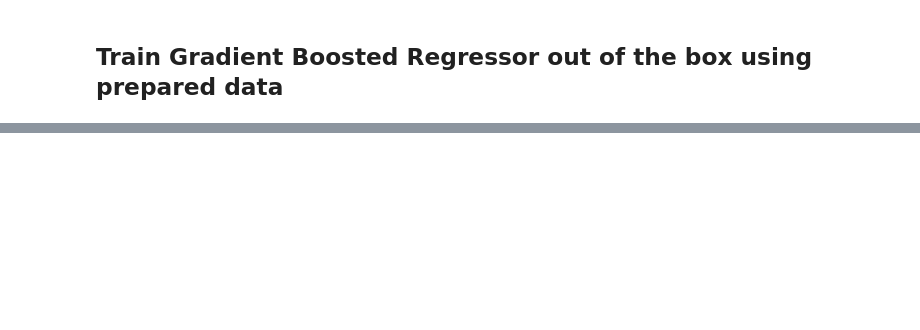
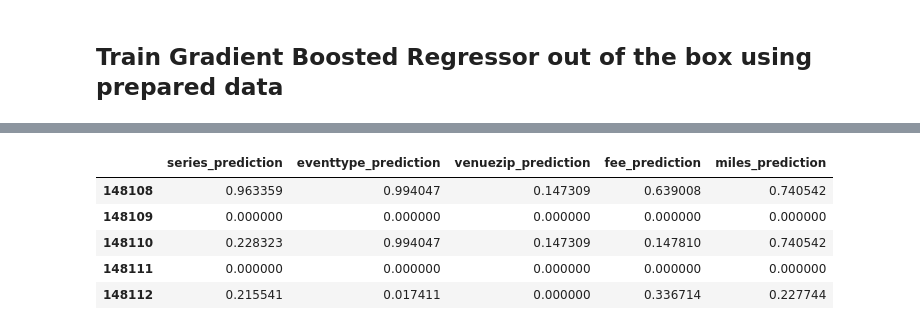
Before and after one commit to gcnuss/trailrun_participation, a Jupyter notebook: model/Pipeline_v2-noTVS.ipynb, the cells around one changed output, grey strips where cells are left out. Saved outputs shown, nothing was run; the diff lists cells and outputs as text; code cells hidden in the pictures; blank space fills up the shorter version.

```diff
--- a/model/Pipeline_v2-noTVS.ipynb
+++ b/model/Pipeline_v2-noTVS.ipynb
@@ -724,0 +779,3 @@ gb_dataprep.train_gb.head()
+# %%
+X_gb_test = gb_data[['series_prediction', 'eventtype_prediction', 'venuezip_prediction', 'fee_prediction',
+                      'miles_prediction']].iloc[118491:].copy()
@@ -778,0 +828,9 @@ gb_model.score(X_val, y_val)
+# %%
+X_gb_test.tail()
+# %% [output]
+|  | series_prediction | eventtype_prediction | venuezip_prediction | fee_prediction | miles_prediction |
+| 148108 | 0.963359 | 0.994047 | 0.147309 | 0.639008 | 0.740542 |
+| 148109 | 0.000000 | 0.000000 | 0.000000 | 0.000000 | 0.000000 |
+| 148110 | 0.228323 | 0.994047 | 0.147309 | 0.147810 | 0.740542 |
+| 148111 | 0.000000 | 0.000000 | 0.000000 | 0.000000 | 0.000000 |
+| 148112 | 0.215541 | 0.017411 | 0.000000 | 0.336714 | 0.227744 |
```
Also changed, not shown: parts of 53 cells of this notebook.
